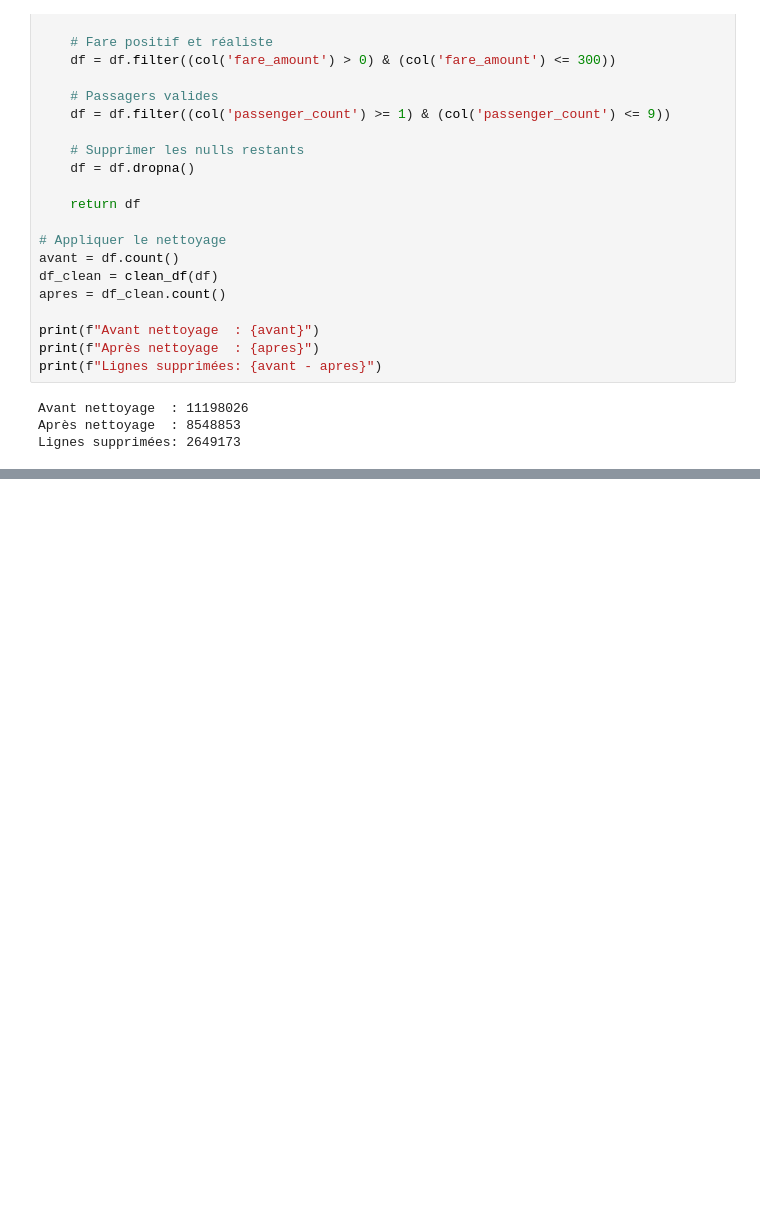
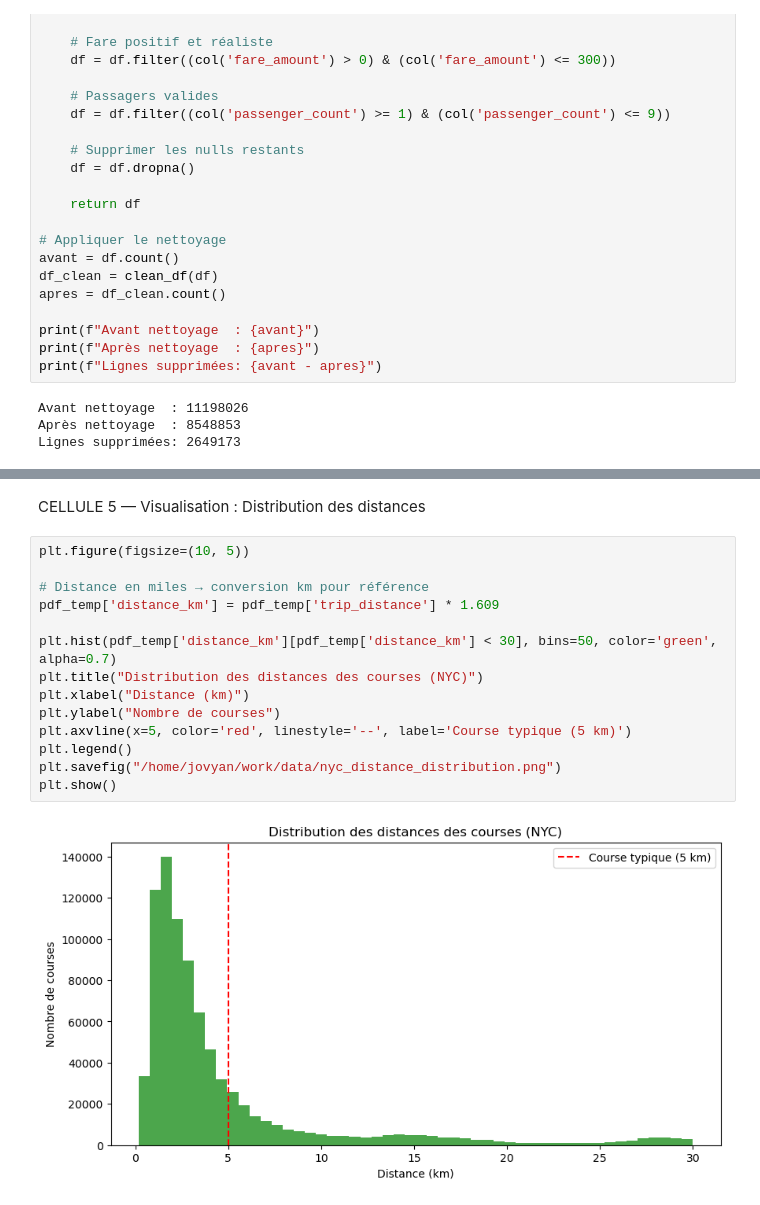
Before and after one commit to ilhameelma/taasim_big_data, a Jupyter notebook: notebooks/03_nyc_exploration.ipynb, the cells around one changed output, grey strips where cells are left out. Saved outputs shown, nothing was run; the diff lists cells and outputs as text; blank space fills up the shorter version.

```diff
--- a/notebooks/03_nyc_exploration.ipynb
+++ b/notebooks/03_nyc_exploration.ipynb
@@ -128,0 +187,18 @@ Lignes supprimées: 2649173
+# %% [markdown]
+CELLULE 5 — Visualisation : Distribution des distances
+# %%
+plt.figure(figsize=(10, 5))
+
+# Distance en miles → conversion km pour référence
+pdf_temp['distance_km'] = pdf_temp['trip_distance'] * 1.609
+
+plt.hist(pdf_temp['distance_km'][pdf_temp['distance_km'] < 30], bins=50, color='green', alpha=0.7)
+plt.title("Distribution des distances des courses (NYC)")
+plt.xlabel("Distance (km)")
+plt.ylabel("Nombre de courses")
+plt.axvline(x=5, color='red', linestyle='--', label='Course typique (5 km)')
+plt.legend()
+plt.savefig("/home/jovyan/work/data/nyc_distance_distribution.png")
+plt.show()
+# %% [output]
+[figure, added]
```
Also changed, not shown: parts of 13 cells of this notebook, 6 other files.
